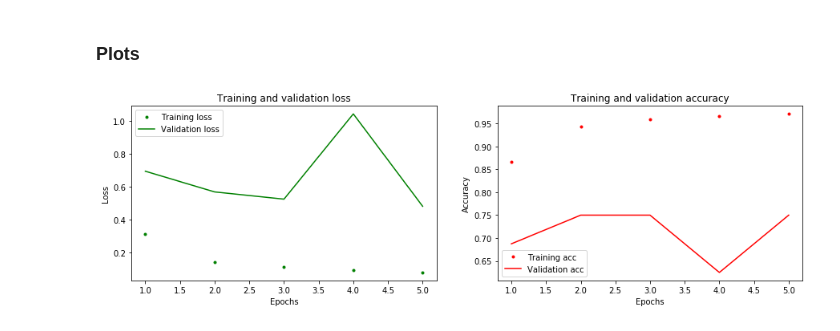
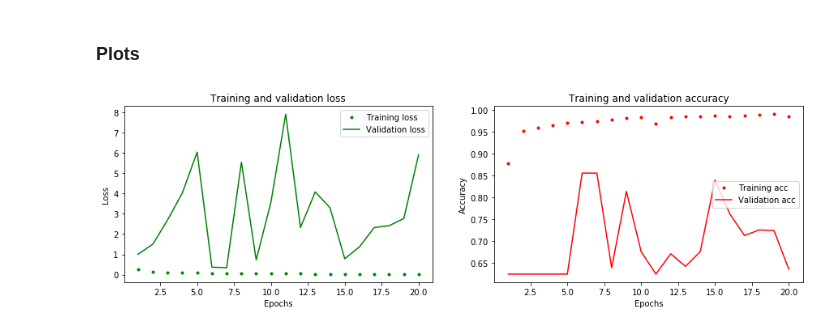
Before and after one commit to griffinhundley/pneumonia-deep-learning, a Jupyter notebook: notebooks/griffscratch.ipynb, the cells around one changed output. Drawn from its saved outputs; the diff is of its cells as text; code cells hidden in the pictures.

```diff
--- a/notebooks/griffscratch.ipynb
+++ b/notebooks/griffscratch.ipynb
@@ -38,21 +77,40 @@ batchX_train.shape
 # %%
 model = models.Sequential()
-model.add(Dense(100, activation = 'relu', input_shape=(65536,)))
+model.add(Conv2D(16, (3, 3), activation='relu',
+                        input_shape=(64, 64, 3),
+                        padding = 'same'
+                       )
+         )
+model.add(Conv2D(16, (3, 3),
+                        activation='relu',
+                        padding = 'same'
+                       )
+         )
+model.add(MaxPooling2D((2, 2)))
+model.add(SeparableConv2D(32, (3, 3), activation='relu', padding = 'same'))
+model.add(SeparableConv2D(32, (3, 3), activation='relu', padding = 'same'))
+model.add(BatchNormalization())
+model.add(MaxPooling2D((2, 2)))
 model.add(Dropout(0.2))
-model.add(Dense(200, activation = 'relu'))
-model.add(Dropout(0.2))
-model.add(Dense(200, activation = 'relu'))
-model.add(Dropout(0.2))
+
+model.add(Flatten())
+model.add(Dense(200, activation='relu'))
+model.add(Dropout(0.7))
+model.add(Dense(200, activation='relu'))
+model.add(Dropout(0.5))
+model.add(Dense(100, activation='relu'))
+model.add(Dropout(0.3))
 model.add(Dense(1, activation='sigmoid'))
 
 model.compile(optimizer='adam',
               loss='binary_crossentropy',
               metrics=['accuracy'])
-history = model.fit(batchX_train,
-                    batchY_train,
-                    epochs=5,
+
+history = model.fit(X_train,
+                    Y_train,
+                    epochs=20,
                     batch_size = 32,
-                    validation_data=(batchX_val, batchY_val))
-score = model.evaluate(batchX_test, batchY_test, verbose=0)
+                    validation_data=(X_test, Y_test))
+score = model.evaluate(X_val, Y_val, verbose=0)
 print('Test loss:', score[0])
 print('Test accuracy:', score[1])
@@ -147,32 +135,32 @@ Test accuracy: 0.7532051205635071
 # %% [markdown]
 ### Plots
 # %%
-hist_cnn = cnn1.history
+hist_cnn = history.history
 loss_values = hist_cnn['loss']
 val_loss_values = hist_cnn['val_loss']
 acc_values = hist_cnn['accuracy']
 val_acc_values = hist_cnn['val_accuracy']
 
 
 epochs = range(1, len(loss_values) + 1)
 
 plt.figure(figsize=(15,4))
 plt.subplot(121)
 plt.plot(epochs, loss_values, 'g.', label='Training loss')
 plt.plot(epochs, val_loss_values, 'g', label='Validation loss')
 
 plt.title('Training and validation loss')
 plt.xlabel('Epochs')
 plt.ylabel('Loss')
 plt.legend()
 
 plt.subplot(122)
 plt.plot(epochs, acc_values, 'r.', label='Training acc')
 plt.plot(epochs, val_acc_values, 'r', label='Validation acc')
 plt.title('Training and validation accuracy')
 plt.xlabel('Epochs')
 plt.ylabel('Accuracy')
 plt.legend()
 plt.show()
 # %% [output]
-[figure, old version]
+[figure, new version]
```
Also changed, not shown: parts of 22 cells of this notebook.
